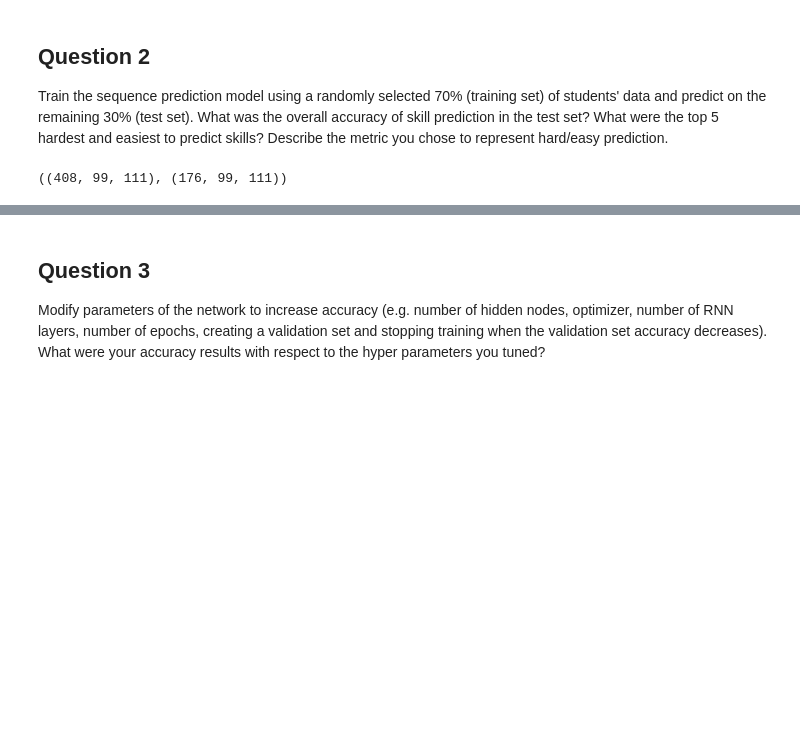
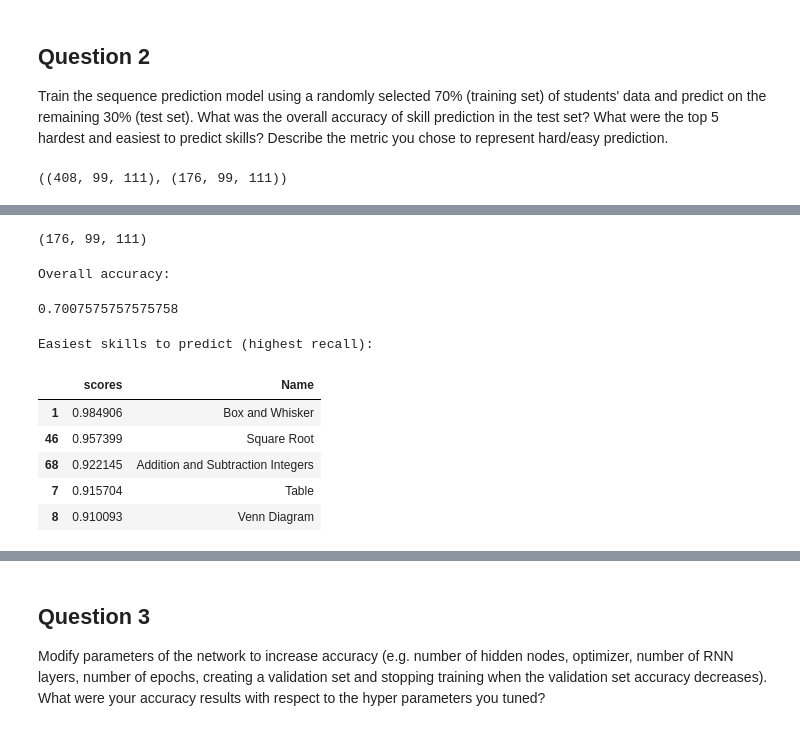
Before and after one commit to SamLau95/ml-educ, a Jupyter notebook: 03-rnn_edu/dkt.ipynb, the cells around one changed output, grey strips where cells are left out. Cells and saved outputs as stored; diff of their text form; code cells hidden in the pictures; blank space fills up the shorter version.

```diff
--- a/03-rnn_edu/dkt.ipynb
+++ b/03-rnn_edu/dkt.ipynb
@@ -274,11 +254,9 @@ X_train.shape, X_test.shape
 # %%
 %%time
 
-
-
 # train skill2skill
-skill2skill_model.fit(...,
-                      ...,
+skill2skill_model.fit(X_train,
+                      y_train,
                       epochs=20,
                       batch_size=32,
                       shuffle=True,
@@ -285,0 +283,38 @@ skill2skill_model.fit(...,
+# %%
+test_predictions = skill2skill_model.predict(X_test)
+test_predictions.shape
+# %% [output]
+(176, 99, 111)
+# %%
+def s2s_acc(true, predictions):
+    assert true.shape == predictions.shape
+    return (np.count_nonzero(true.argmax(axis=2) == predictions.argmax(axis=2))
+            / (true.shape[0] * true.shape[1]))
+
+print("Overall accuracy:")
+s2s_acc(y_test, test_predictions)
+# %% [output]
+Overall accuracy:
+0.7007575757575758
+# %%
+from sklearn.metrics import classification
+
+scores = classification.recall_score(y_test.argmax(axis=2).flatten(),
+                                     test_predictions.argmax(axis=2).flatten(),
+                                     average=None)
+score_df = pd.DataFrame({'scores': scores}, index=np.unique(y_test.argmax(axis=2)))
+
+print('Easiest skills to predict (highest recall):')
+(score_df
+ .sort_values('scores', ascending=False)
+ .join(skillname_df)
+ .head()
+)
+# %% [output]
+Easiest skills to predict (highest recall):
+|  | scores | Name |
+| 1 | 0.984906 | Box and Whisker |
+| 46 | 0.957399 | Square Root |
+| 68 | 0.922145 | Addition and Subtraction Integers |
+| 7 | 0.915704 | Table |
+| 8 | 0.910093 | Venn Diagram |
```
Also changed, not shown: parts of 27 cells of this notebook.
